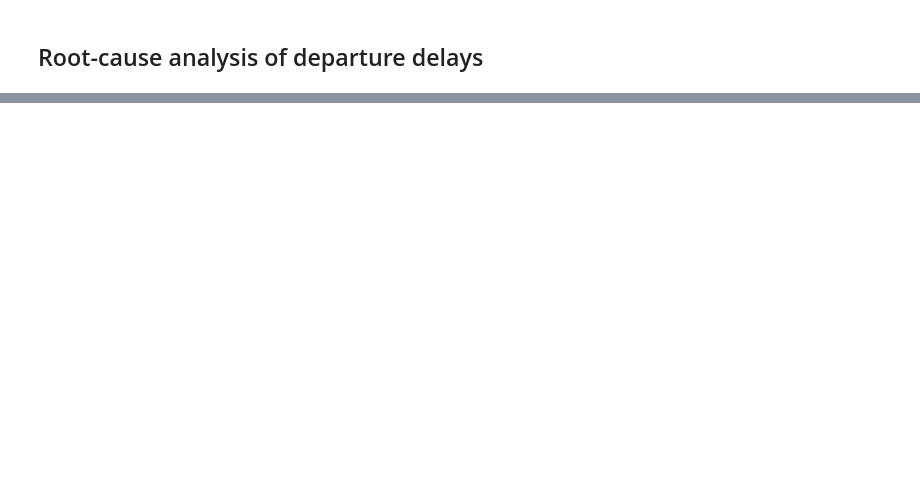
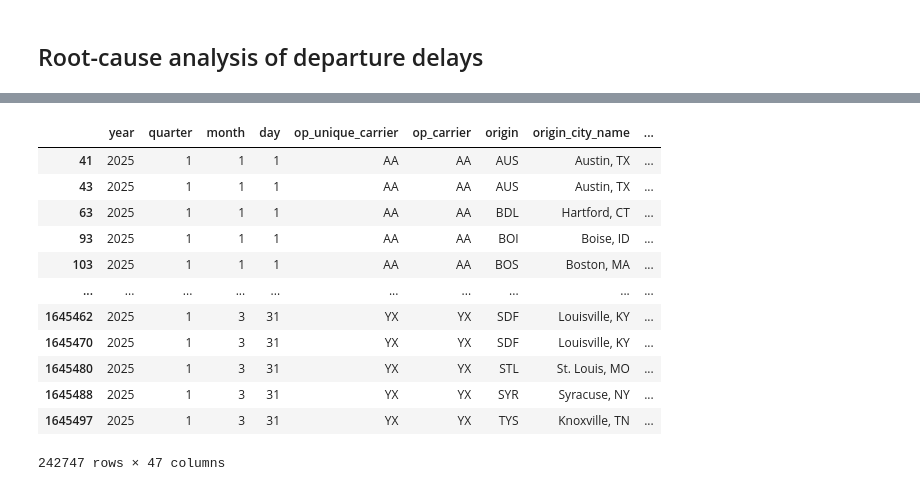
Before and after one commit to Sidhartht1607/flight-delay-risk-system, a Jupyter notebook: flight_data_set.ipynb, the cells around one changed output, grey strips where cells are left out. Drawn from its saved outputs; the diff is of its cells as text; code cells hidden in the pictures; blank space fills up the shorter version.

```diff
--- a/flight_data_set.ipynb
+++ b/flight_data_set.ipynb
@@ -889,0 +979,16 @@ df_operation[df_operation['dep_del15']==1]
+# %%
+df_delayed[df_delayed['has_cause']==True]
+# %% [output]
+|  | year | quarter | month | day | op_unique_carrier | op_carrier | origin | origin_city_name | ... |
+| 41 | 2025 | 1 | 1 | 1 | AA | AA | AUS | Austin, TX | ... |
+| 43 | 2025 | 1 | 1 | 1 | AA | AA | AUS | Austin, TX | ... |
+| 63 | 2025 | 1 | 1 | 1 | AA | AA | BDL | Hartford, CT | ... |
+| 93 | 2025 | 1 | 1 | 1 | AA | AA | BOI | Boise, ID | ... |
+| 103 | 2025 | 1 | 1 | 1 | AA | AA | BOS | Boston, MA | ... |
+| ... | ... | ... | ... | ... | ... | ... | ... | ... | ... |
+| 1645462 | 2025 | 1 | 3 | 31 | YX | YX | SDF | Louisville, KY | ... |
+| 1645470 | 2025 | 1 | 3 | 31 | YX | YX | SDF | Louisville, KY | ... |
+| 1645480 | 2025 | 1 | 3 | 31 | YX | YX | STL | St. Louis, MO | ... |
+| 1645488 | 2025 | 1 | 3 | 31 | YX | YX | SYR | Syracuse, NY | ... |
+| 1645497 | 2025 | 1 | 3 | 31 | YX | YX | TYS | Knoxville, TN | ... |
+242747 rows × 47 columns
```
Also changed, not shown: parts of 9 cells of this notebook.
